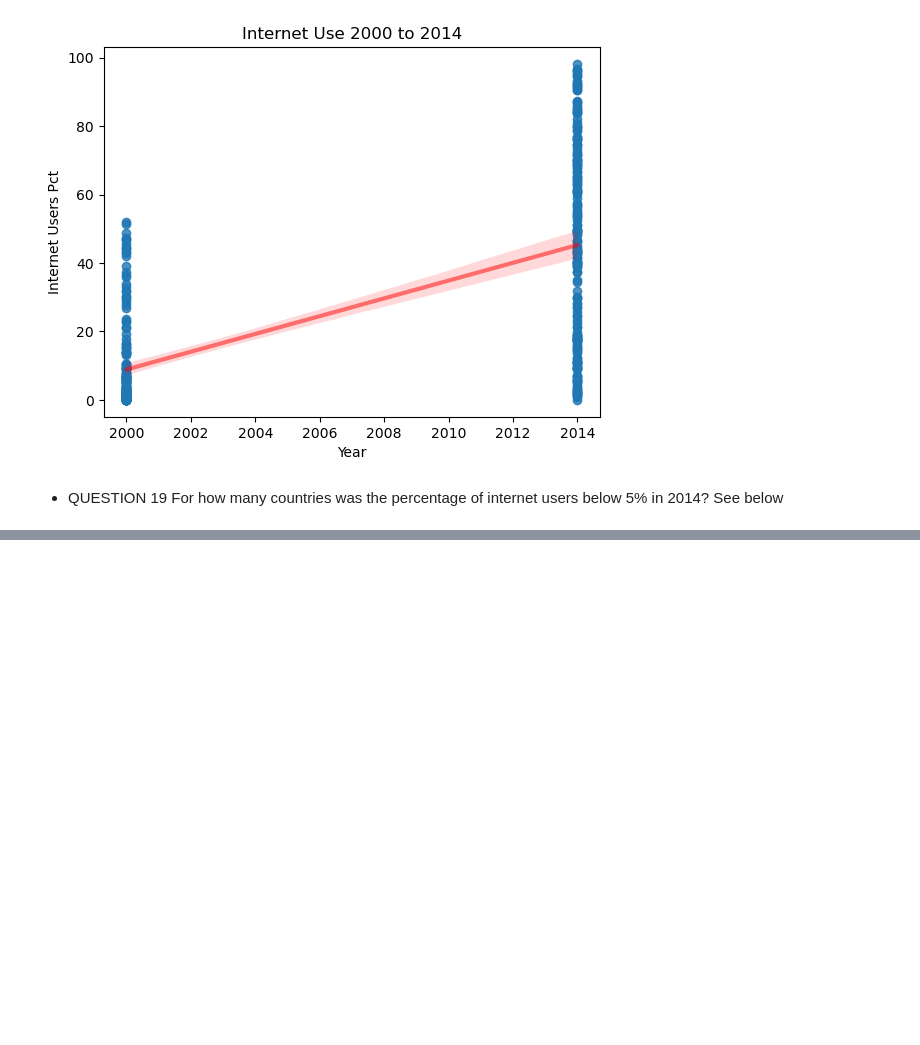
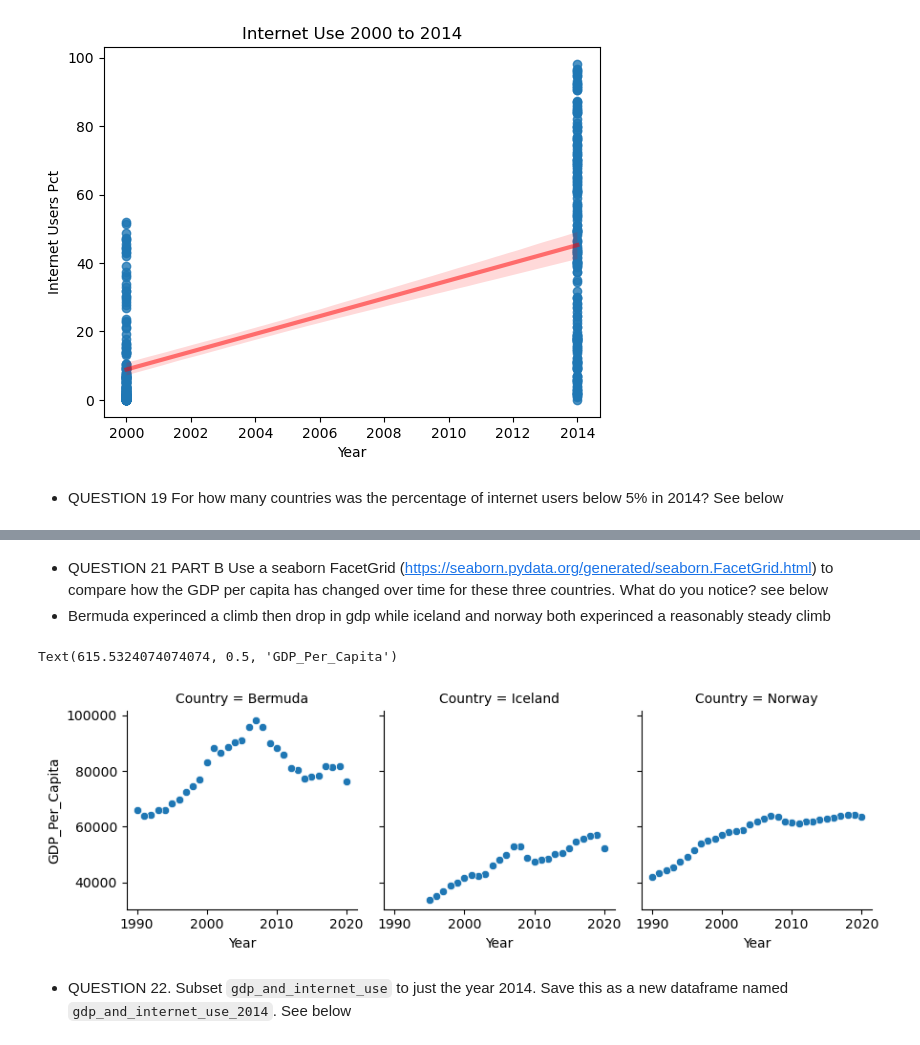
Before and after one commit to NSS-Full-Time-Data-Analytics-11/un-project-nelson-aaron-j, a Jupyter notebook: notebooks/nelson_un_project.ipynb, the cells around one changed output, grey strips where cells are left out. Saved outputs shown, nothing was run; the diff lists cells and outputs as text; code cells hidden in the pictures; blank space fills up the shorter version.

```diff
--- a/notebooks/nelson_un_project.ipynb
+++ b/notebooks/nelson_un_project.ipynb
@@ -513,0 +529,5 @@ Number of countries with internet usage under 5% in 2014: 16
+# %%
+gdp_and_internet_use = pd.merge(gdp_df, internet_use,
+                               on = ('Country', 'Year'),
+                               how = 'outer')
+gdp_and_internet_use
@@ -513,0 +573,2 @@ Number of countries with internet usage under 5% in 2014: 16
+# %%
+IBN_gdp_and_internet_use = gdp_and_internet_use[(gdp_and_internet_use['Country'].isin(["Iceland", "Bermuda", "Norway"]))]
@@ -513,0 +589,12 @@ Number of countries with internet usage under 5% in 2014: 16
+# %% [markdown]
+- QUESTION 21 PART B Use a seaborn FacetGrid (https://seaborn.pydata.org/generated/seaborn.FacetGrid.html) to compare how
+the GDP per capita has changed over time for these three countries. What do you notice? see below
+- Bermuda experinced a climb then drop in gdp while iceland and norway both experinced a reasonably steady climb
+# %%
+g=sns.FacetGrid(IBN_gdp_and_internet_use, col="Country")
+g.map_dataframe(sns.scatterplot, x='Year', y='GDP_Per_Capita')
+# %% [output]
+Text(615.5324074074074, 0.5, 'GDP_Per_Capita')
+[figure, added]
+# %% [markdown]
+- QUESTION 22. Subset `gdp_and_internet_use` to just the year 2014. Save this as a new dataframe named `gdp_and_internet_use_2014`. See below
```
Also changed, not shown: parts of 17 cells of this notebook.
